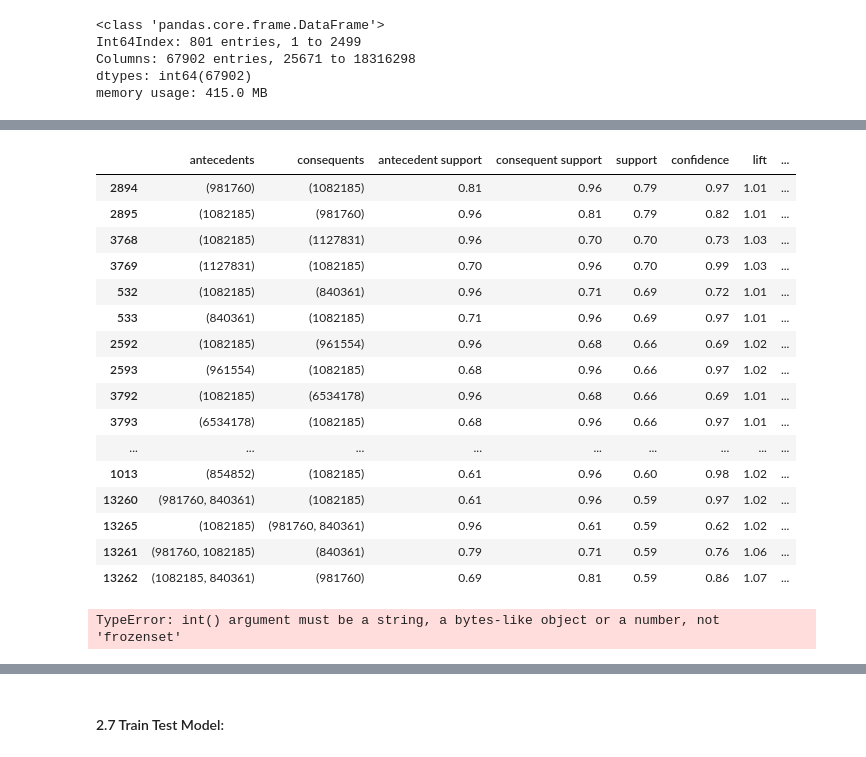
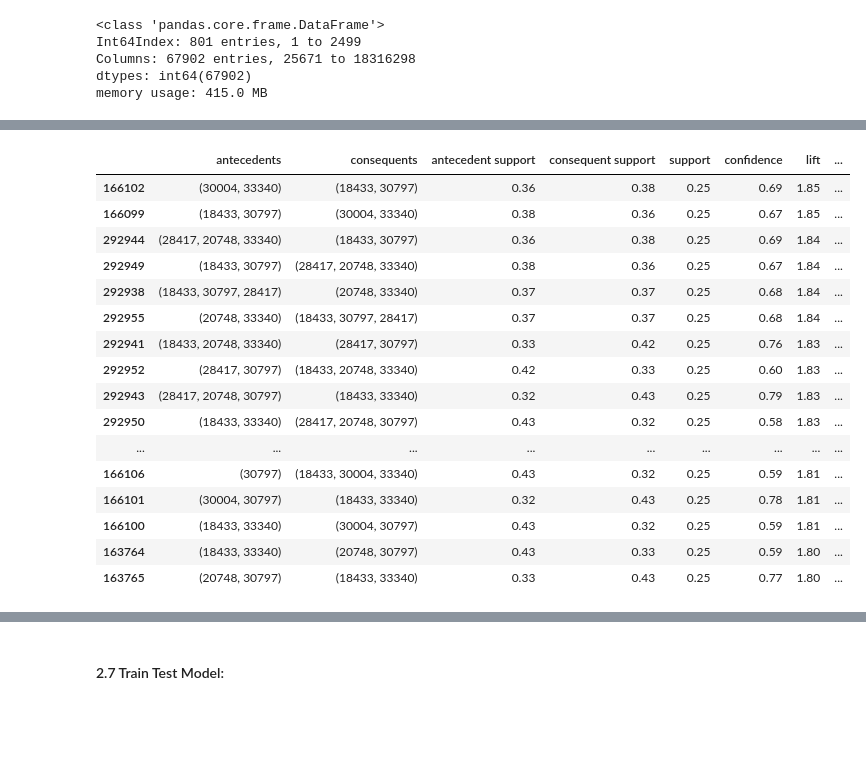
Before and after one commit to CJL89/Cold-Starter-Analysis, a Jupyter notebook: Cold_Starters_Machine_Learning.ipynb, the cells around one changed output, grey strips where cells are left out. Drawn from its saved outputs; the diff is of its cells as text; code cells hidden in the pictures; blank space fills up the shorter version.

Commit message:
Analyzing the consequents

```diff
--- a/Cold_Starters_Machine_Learning.ipynb
+++ b/Cold_Starters_Machine_Learning.ipynb
@@ -169,30 +171,22 @@ frequent_itemsets = apriori(encoded_baskets_sorted, min_support=0.25, use_colnam
 # %%
-rules = association_rules(frequent_itemsets, metric="lift", min_threshold=1)
-rules.sort_values("support", ascending=False, inplace=True)
-rules.head(40)
+rules = pd.DataFrame(association_rules(frequent_itemsets, metric="lift", min_threshold=1))
+rules.sort_values("lift", ascending=False, inplace=True)
+rules.head(20)
 # %% [output]
 |  | antecedents | consequents | antecedent support | consequent support | support | confidence | lift | ... |
-| 2894 | (981760) | (1082185) | 0.81 | 0.96 | 0.79 | 0.97 | 1.01 | ... |
-| 2895 | (1082185) | (981760) | 0.96 | 0.81 | 0.79 | 0.82 | 1.01 | ... |
-| 3768 | (1082185) | (1127831) | 0.96 | 0.70 | 0.70 | 0.73 | 1.03 | ... |
-| 3769 | (1127831) | (1082185) | 0.70 | 0.96 | 0.70 | 0.99 | 1.03 | ... |
-| 532 | (1082185) | (840361) | 0.96 | 0.71 | 0.69 | 0.72 | 1.01 | ... |
-| 533 | (840361) | (1082185) | 0.71 | 0.96 | 0.69 | 0.97 | 1.01 | ... |
-| 2592 | (1082185) | (961554) | 0.96 | 0.68 | 0.66 | 0.69 | 1.02 | ... |
-| 2593 | (961554) | (1082185) | 0.68 | 0.96 | 0.66 | 0.97 | 1.02 | ... |
-| 3792 | (1082185) | (6534178) | 0.96 | 0.68 | 0.66 | 0.69 | 1.01 | ... |
-| 3793 | (6534178) | (1082185) | 0.68 | 0.96 | 0.66 | 0.97 | 1.01 | ... |
+| 166102 | (30004, 33340) | (18433, 30797) | 0.36 | 0.38 | 0.25 | 0.69 | 1.85 | ... |
+| 166099 | (18433, 30797) | (30004, 33340) | 0.38 | 0.36 | 0.25 | 0.67 | 1.85 | ... |
+| 292944 | (28417, 20748, 33340) | (18433, 30797) | 0.36 | 0.38 | 0.25 | 0.69 | 1.84 | ... |
+| 292949 | (18433, 30797) | (28417, 20748, 33340) | 0.38 | 0.36 | 0.25 | 0.67 | 1.84 | ... |
+| 292938 | (18433, 30797, 28417) | (20748, 33340) | 0.37 | 0.37 | 0.25 | 0.68 | 1.84 | ... |
+| 292955 | (20748, 33340) | (18433, 30797, 28417) | 0.37 | 0.37 | 0.25 | 0.68 | 1.84 | ... |
+| 292941 | (18433, 20748, 33340) | (28417, 30797) | 0.33 | 0.42 | 0.25 | 0.76 | 1.83 | ... |
+| 292952 | (28417, 30797) | (18433, 20748, 33340) | 0.42 | 0.33 | 0.25 | 0.60 | 1.83 | ... |
+| 292943 | (28417, 20748, 30797) | (18433, 33340) | 0.32 | 0.43 | 0.25 | 0.79 | 1.83 | ... |
+| 292950 | (18433, 33340) | (28417, 20748, 30797) | 0.43 | 0.32 | 0.25 | 0.58 | 1.83 | ... |
 | ... | ... | ... | ... | ... | ... | ... | ... | ... |
-| 1013 | (854852) | (1082185) | 0.61 | 0.96 | 0.60 | 0.98 | 1.02 | ... |
-| 13260 | (981760, 840361) | (1082185) | 0.61 | 0.96 | 0.59 | 0.97 | 1.02 | ... |
-| 13265 | (1082185) | (981760, 840361) | 0.96 | 0.61 | 0.59 | 0.62 | 1.02 | ... |
-| 13261 | (981760, 1082185) | (840361) | 0.79 | 0.71 | 0.59 | 0.76 | 1.06 | ... |
-| 13262 | (1082185, 840361) | (981760) | 0.69 | 0.81 | 0.59 | 0.86 | 1.07 | ... |
+| 166106 | (30797) | (18433, 30004, 33340) | 0.43 | 0.32 | 0.25 | 0.59 | 1.81 | ... |
+| 166101 | (30004, 30797) | (18433, 33340) | 0.32 | 0.43 | 0.25 | 0.78 | 1.81 | ... |
+| 166100 | (18433, 33340) | (30004, 30797) | 0.43 | 0.32 | 0.25 | 0.59 | 1.81 | ... |
+| 163764 | (18433, 33340) | (20748, 30797) | 0.43 | 0.33 | 0.25 | 0.59 | 1.80 | ... |
+| 163765 | (20748, 30797) | (18433, 33340) | 0.33 | 0.43 | 0.25 | 0.77 | 1.80 | ... |
-# %%
-rules = rules['consequents'].astype('int')
-# top_10_rules = rules.loc[rules['consequents'].astype(int).isin(top_10)]
-# df_ml = df.loc[df['product_id'].isin(top_10)]
-# top_10_rules.head()
-rules.head()
-# %% [output]
-TypeError: int() argument must be a string, a bytes-like object or a number, not 'frozenset'
```
Also changed, not shown: parts of 5 cells of this notebook.
